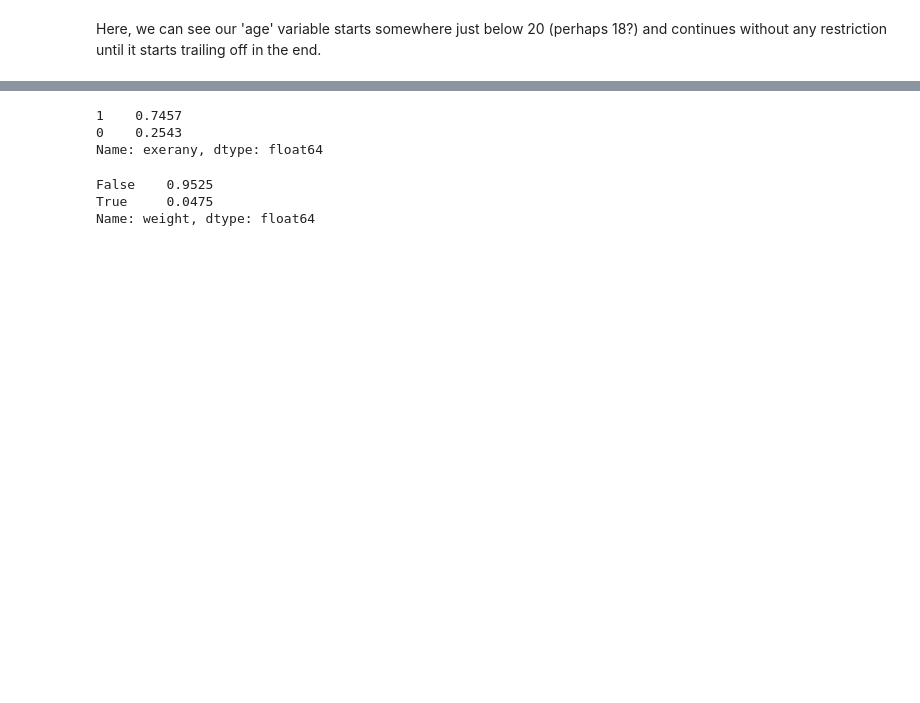
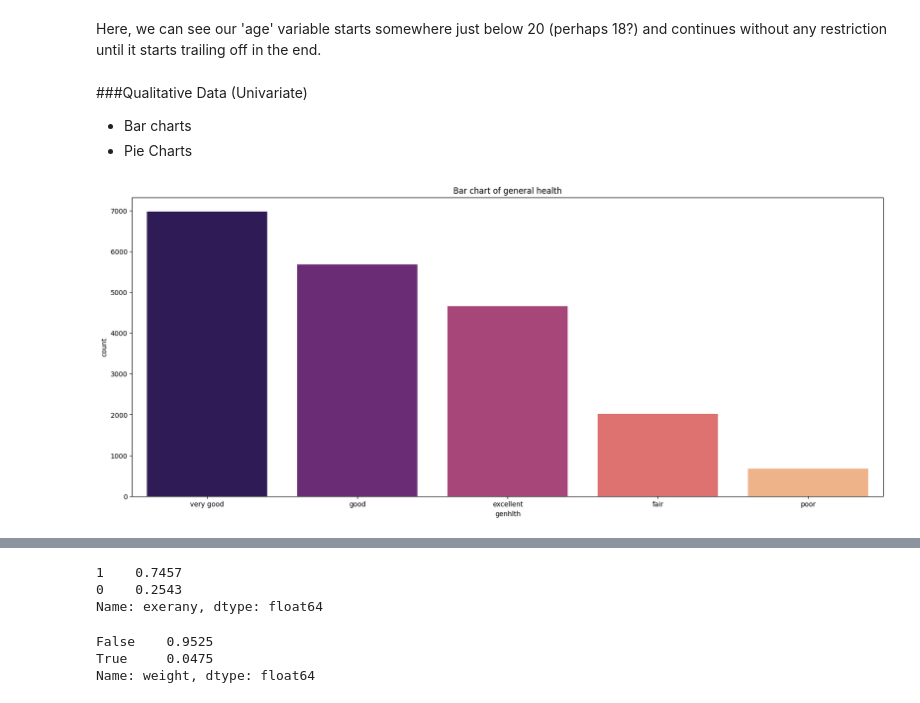
Before and after one commit to EphiWalker/BRFSS_Health, a Jupyter notebook: brfss_health.ipynb, the cells around one changed output, grey strips where cells are left out. Drawn from its saved outputs; the diff is of its cells as text; code cells hidden in the pictures; blank space fills up the shorter version.

```diff
--- a/brfss_health.ipynb
+++ b/brfss_health.ipynb
@@ -318,0 +315,10 @@ cdc['smoke100'].value_counts().plot(kind = 'bar', color = 'turquoise',
+# %% [markdown]
+###Qualitative Data (Univariate)
+* Bar charts
+* Pie Charts
+# %%
+plt.figure(figsize=(20,8))
+sns.countplot(x='genhlth', data=cdc, palette='magma', order=cdc['genhlth'].value_counts().index)
+fig=plt.title('Bar chart of general health')
+# %% [output]
+[figure, added]
```
Also changed, not shown: parts of 10 cells of this notebook.
